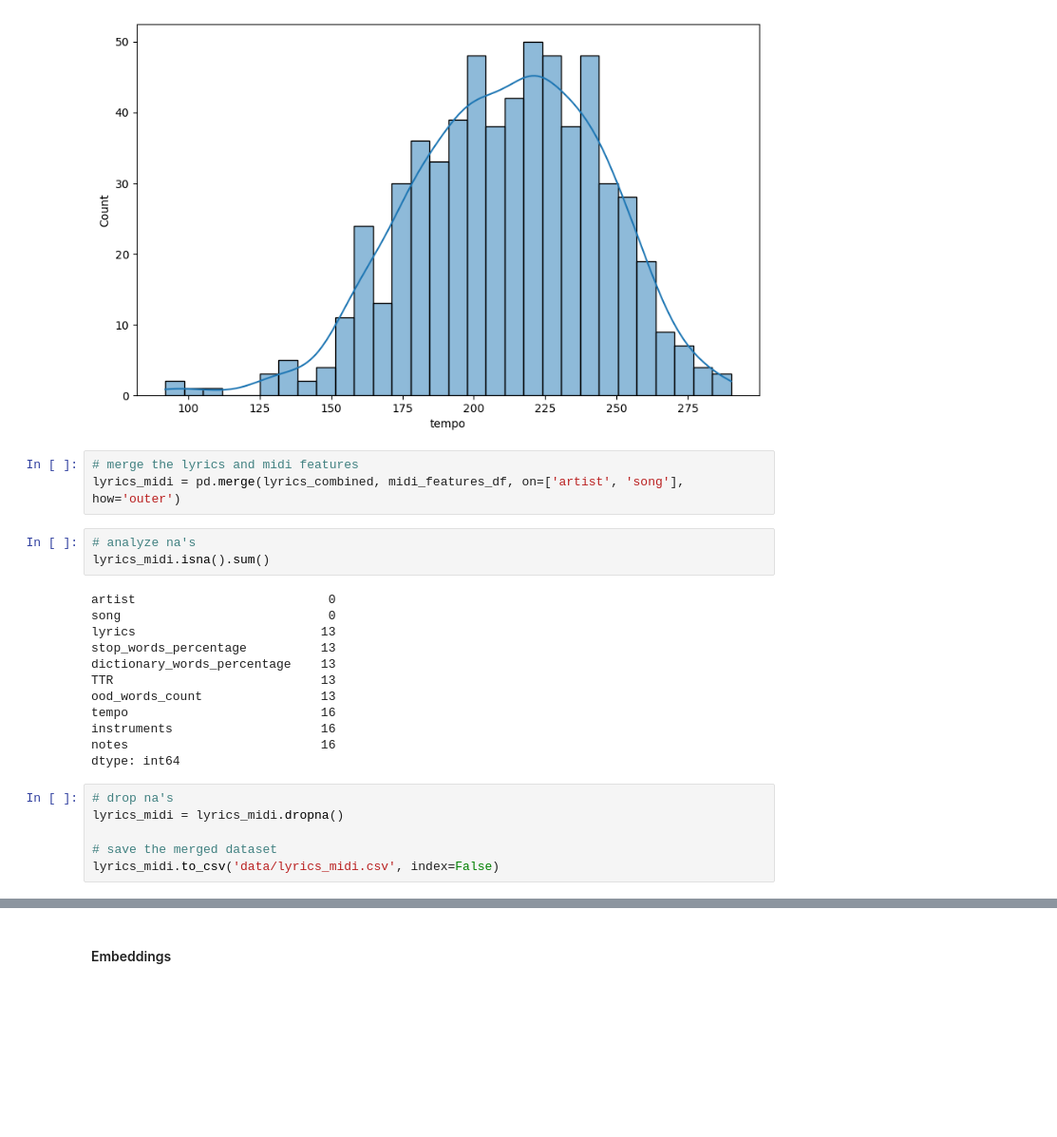
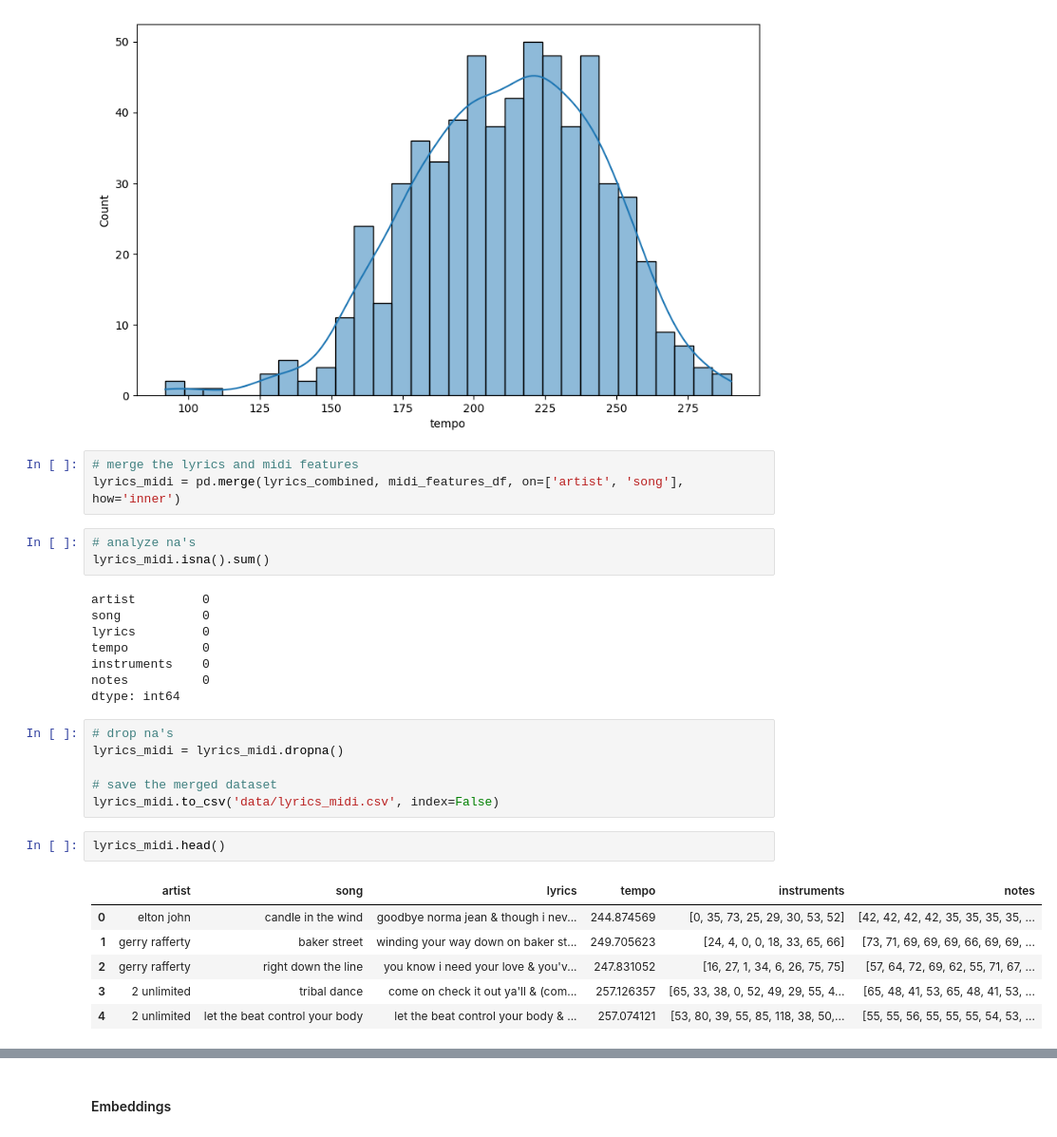
Before and after one commit to amaruy/lyric-generation, a Jupyter notebook: eda.ipynb, the cells around one changed output, grey strips where cells are left out. Shown: that part at 95% size. Drawn from its saved outputs; the diff is of its cells as text; blank space fills up the shorter version.

Commit message:
"midi vectors"

```diff
--- a/eda.ipynb
+++ b/eda.ipynb
@@ -286,21 +456,17 @@ sns.histplot(midi_features_df['tempo'], bins=30, kde=True)
 [figure]
 # %%
 # merge the lyrics and midi features
-lyrics_midi = pd.merge(lyrics_combined, midi_features_df, on=['artist', 'song'], how='outer')
+lyrics_midi = pd.merge(lyrics_combined, midi_features_df, on=['artist', 'song'], how='inner')
 # %%
 # analyze na's
 lyrics_midi.isna().sum()
 # %% [output]
-artist                          0
-song                            0
-lyrics                         13
-stop_words_percentage          13
-dictionary_words_percentage    13
-TTR                            13
-ood_words_count                13
-tempo                          16
-instruments                    16
-notes                          16
+artist         0
+song           0
+lyrics         0
+tempo          0
+instruments    0
+notes          0
 dtype: int64
 # %%
 # drop na's
@@ -308,6 +474,15 @@ lyrics_midi = lyrics_midi.dropna()
 
 # save the merged dataset
 lyrics_midi.to_csv('data/lyrics_midi.csv', index=False)
+# %%
+lyrics_midi.head()
+# %% [output]
+|  | artist | song | lyrics | tempo | instruments | notes |
+| 0 | elton john | candle in the wind | goodbye norma jean & though i nev... | 244.874569 | [0, 35, 73, 25, 29, 30, 53, 52] | [42, 42, 42, 42, 35, 35, 35, 35, ... |
+| 1 | gerry rafferty | baker street | winding your way down on baker st... | 249.705623 | [24, 4, 0, 0, 18, 33, 65, 66] | [73, 71, 69, 69, 69, 66, 69, 69, ... |
+| 2 | gerry rafferty | right down the line | you know i need your love & you'v... | 247.831052 | [16, 27, 1, 34, 6, 26, 75, 75] | [57, 64, 72, 69, 62, 55, 71, 67, ... |
+| 3 | 2 unlimited | tribal dance | come on check it out ya'll & (com... | 257.126357 | [65, 33, 38, 0, 52, 49, 29, 55, 4... | [65, 48, 41, 53, 65, 48, 41, 53, ... |
+| 4 | 2 unlimited | let the beat control your body | let the beat control your body & ... | 257.074121 | [53, 80, 39, 55, 85, 118, 38, 50,... | [55, 55, 56, 55, 55, 55, 54, 53, ... |
 # %%
 # heatmap of the correlation matrix
 plt.figure(figsize=(10, 8))
```
Also changed, not shown: parts of 30 cells of this notebook, 6 other files.
